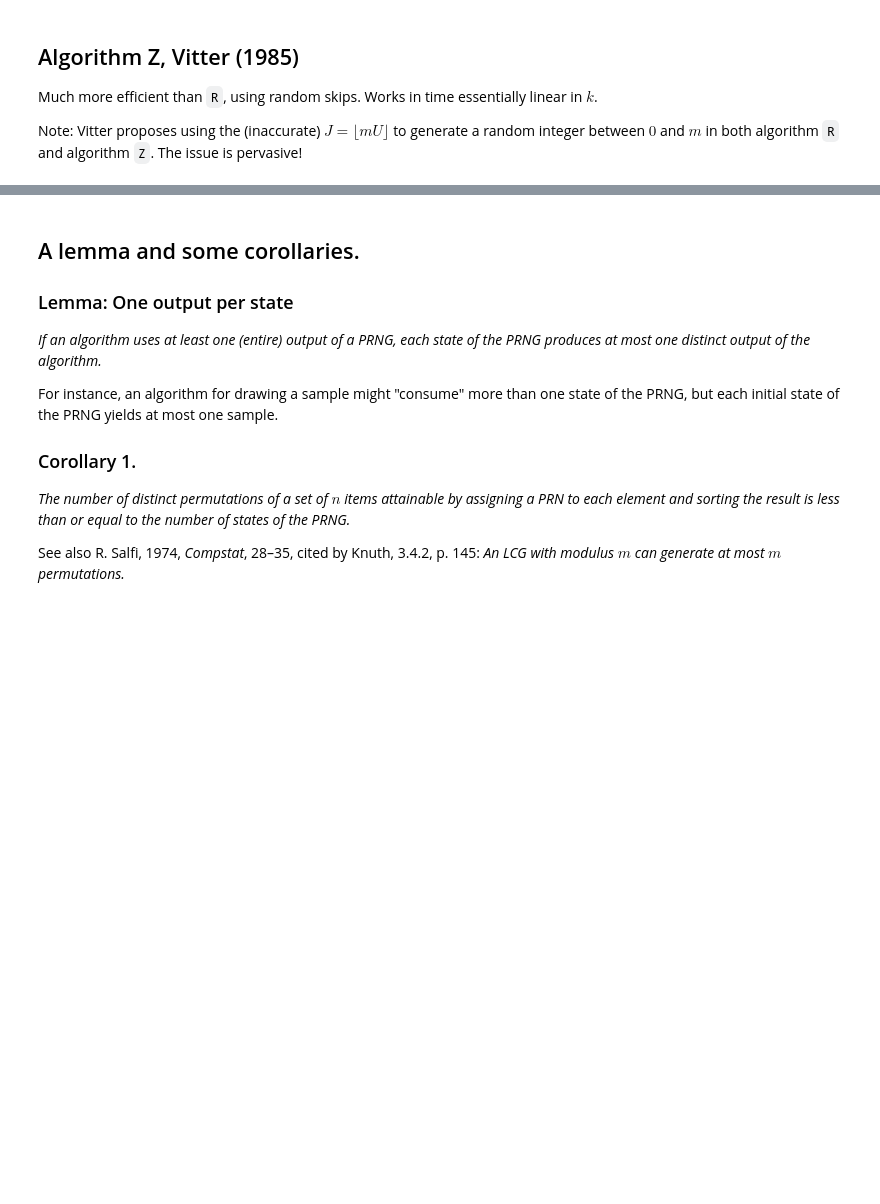
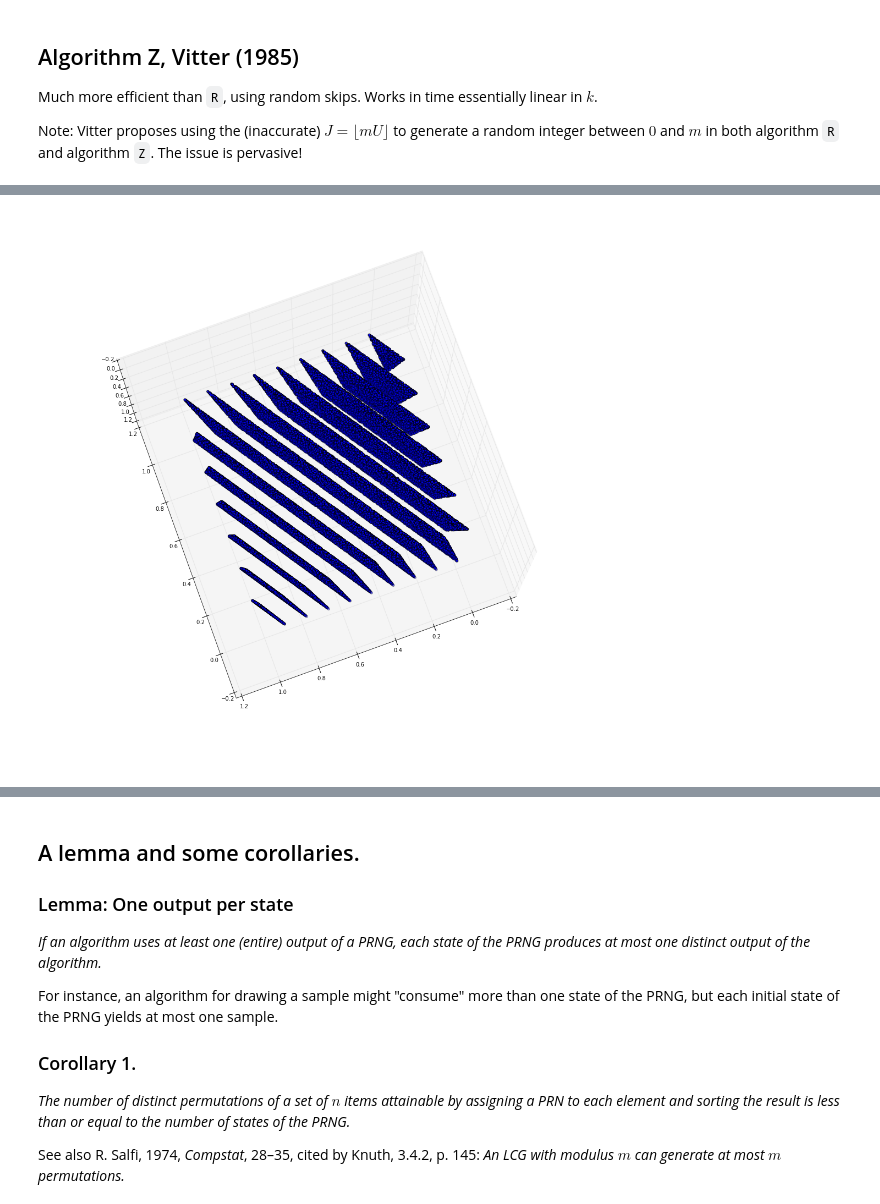
Before and after one commit to pbstark/pseudorandom, a Jupyter notebook: sample_counter.ipynb, the cells around one changed output, grey strips where cells are left out. Saved outputs shown, nothing was run; the diff lists cells and outputs as text; code cells hidden in the pictures; blank space fills up the shorter version.

```diff
--- a/sample_counter.ipynb
+++ b/sample_counter.ipynb
@@ -697,0 +492,13 @@ Note: Vitter proposes using the (inaccurate) $J = \lfloor mU \rfloor$ to generat
+# %%
+# plot the triples as points in R^3
+fig = plt.figure()
+ax = fig.add_subplot(111, projection='3d')
+ax.scatter(xs[0],xs[1], xs[2])
+
+plt.rcParams['figure.figsize'] = (18.0, 18.0)
+
+ax.view_init(-100,110)
+
+plt.show()
+# %% [output]
+[figure, added]
```
Also changed, not shown: parts of 96 cells of this notebook.
